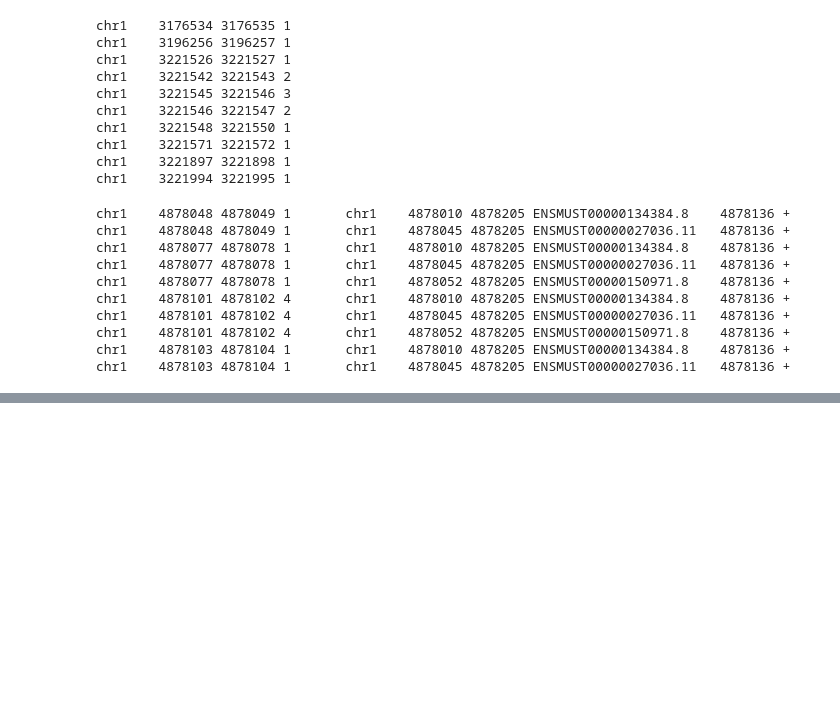
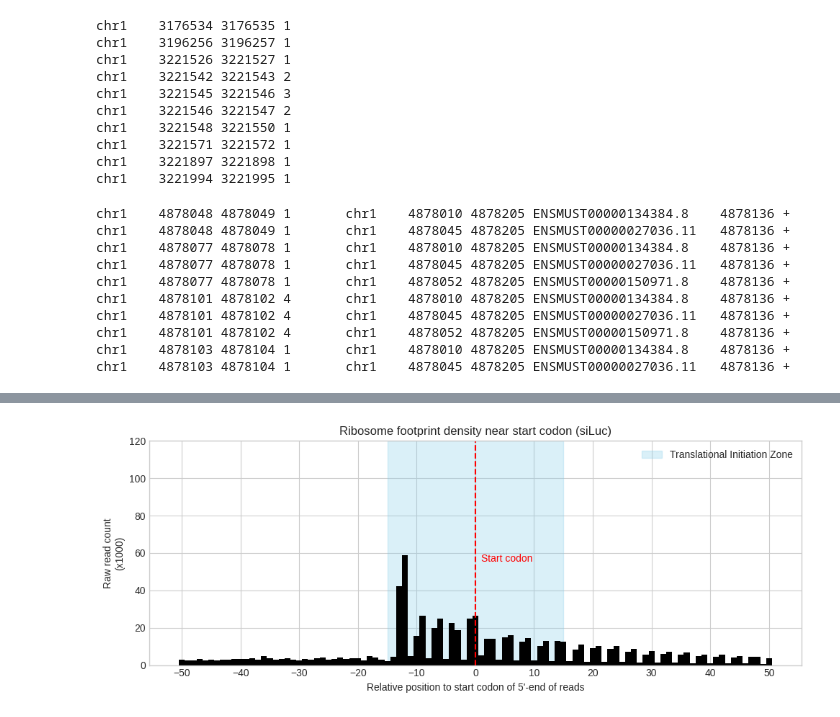
Before and after one commit to hyeryeong1026/hyeryeong_project, a Jupyter notebook: 0512.ipynb, the cells around one changed output, grey strips where cells are left out. Saved outputs shown, nothing was run; the diff lists cells and outputs as text; code cells hidden in the pictures; blank space fills up the shorter version.

```diff
--- a/0512.ipynb
+++ b/0512.ipynb
@@ -215,0 +179,53 @@ plt.show()
+# %%
+import pandas as pd
+import matplotlib.pyplot as plt
+import seaborn as sns
+
+# 시각화 스타일 설정
+plt.style.use('seaborn-v0_8-whitegrid')
+
+# 파일 불러오기
+file = 'fivepcounts-filtered-RPF-siLuc.txt'
+
+colnames = [
+    'chrom', 'start', 'end', 'count',
+    'exon_chrom', 'exon_start', 'exon_end',
+    'transcript_id', 'start_codon_pos', 'score'
+]
+df = pd.read_csv(file, sep='\t', header=None, names=colnames)
+
+# Start codon 기준 상대 위치 계산
+df['start_codon_pos'] = df['start_codon_pos'].astype(int)
+df['pos'] = df['start'] - df['start_codon_pos']
+
+# -50 ~ +50 범위로 필터링
+df = df[(df['pos'] >= -50) & (df['pos'] <= 50)]
+
+# 위치별 count 합산 (정렬 포함)
+pos_counts = df.groupby('pos')['count'].sum().sort_index()
+pos_counts_k = pos_counts / 1000  # x1000 단위로 변환
+
+# 시각화 시작
+plt.figure(figsize=(10, 4))
+
+# 강조 영역: -15 ~ +15 nt 주변 파란 배경
+plt.axvspan(-15, 15, color='skyblue', alpha=0.3, label='Translational Initiation Zone')
+
+# 바 그래프
+plt.bar(pos_counts_k.index, pos_counts_k.values, color='black', width=1.0)
+
+# 빨간 세로선과 텍스트로 Start codon 강조
+plt.axvline(0, color='red', linestyle='--')
+plt.text(1, plt.ylim()[1]*0.9, 'Start codon', color='red', fontsize=10)
+
+# 축 설정
+plt.xlabel("Relative position to start codon of 5'-end of reads")
+plt.ylabel("Raw read count\n(x1000)")
+plt.title("Ribosome footprint density near start codon (siLuc)")
+plt.xticks(range(-50, 51, 10))
+plt.ylim(0, 120)
+plt.legend(loc='upper right')
+plt.tight_layout()
+plt.show()
+# %% [output]
+[figure, added]
```
Also changed, not shown: parts of 5 cells of this notebook.
